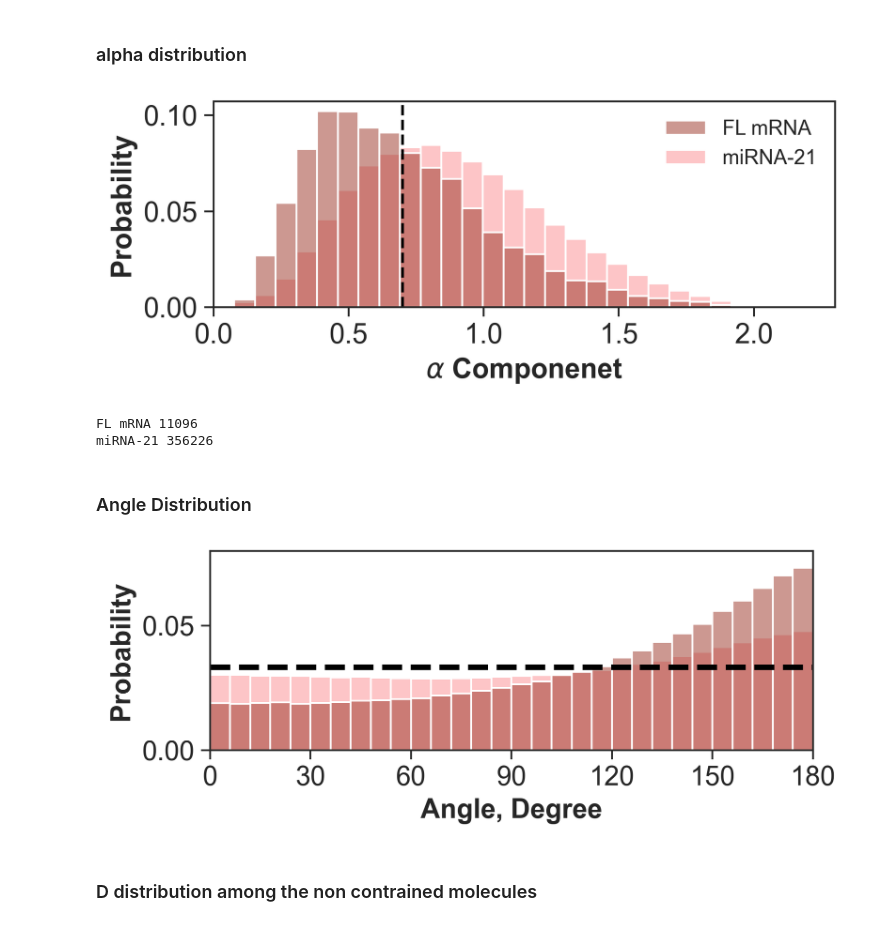
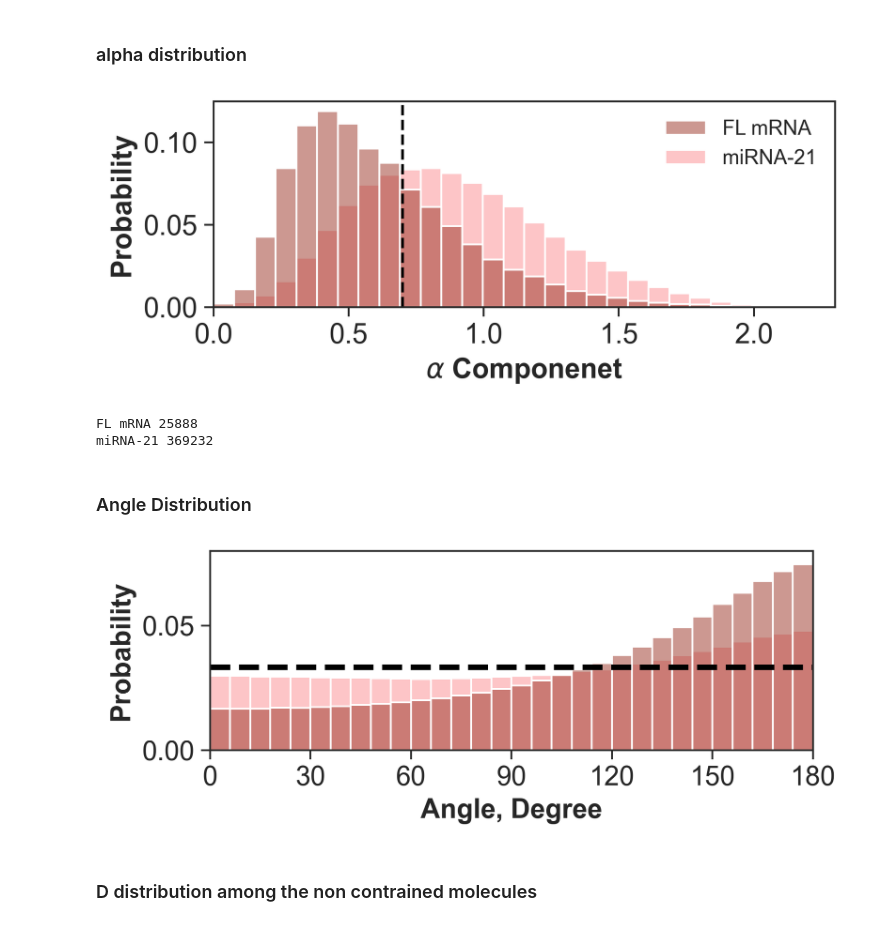
Before and after one commit to walterlab-um/intra_condensate_SPT, a Jupyter notebook: plot_paper_figure/Fig3_FL_vs_miR21_in_condensate.ipynb, the cells around one changed output. Saved outputs shown, nothing was run; the diff lists cells and outputs as text; code cells hidden in the pictures.

```diff
--- a/plot_paper_figure/Fig3_FL_vs_miR21_in_condensate.ipynb
+++ b/plot_paper_figure/Fig3_FL_vs_miR21_in_condensate.ipynb
@@ -152,7 +153,7 @@ miRNA-21 348140
 ### alpha distribution
 # %%
 plt.figure(figsize=(6, 2), dpi=300)
-data = df_AIO[df_AIO["max_d_anytwo_nm"] > threshold_max_d_anytwo_nm]
+data = df_AIO[df_AIO["mean_stepsize_nm"] > immobile_stepsize_threshold_nm]
 data = data[data["loglog_fit_R2"] > 0.7]
 data = data[data["alpha"] > 0]
 ax = sns.histplot(
@@ -165,42 +166,42 @@ ax = sns.histplot(
     common_norm=False,
     binrange=(0, 2.3),
     # kde=True,
     # kde_kws={"bw_adjust": 1.5},
     # line_kws={"lw": 3},
     alpha=0.5,
 )
 sns.move_legend(ax, 0, title=None, frameon=False)
 plt.axvline(0.7, ls="--", color="black")
 plt.xlim(0, 2.3)
 plt.xlabel(r"$\alpha$ Componenet", weight="bold", fontsize=15)
 plt.ylabel("Probability", weight="bold", fontsize=15)
 plt.gca().spines[:].set_linewidth(1)
 plt.gca().tick_params(
     axis="both",
     which="major",
     labelsize=15,
     direction="out",
     bottom=True,
     left=True,
     length=5,
     width=1,
 )
 
 plt.gca().tick_params(axis="both", which="major", labelsize=15)
 plt.savefig("3.alpha_histo_" + postfix, format="png", bbox_inches="tight")
 plt.show()
 print(label_1, data[data["label"] == label_1].shape[0])
 print(label_2, data[data["label"] == label_2].shape[0])
 # %% [output]
-[figure, old version]
+[figure, new version]
-FL mRNA 11096
-miRNA-21 356226
+FL mRNA 25888
+miRNA-21 369232
 # %% [markdown]
 ### Angle Distribution
 # %%
 lst_angle = []
 lst_label = []
-for _, row in df_AIO[df_AIO["max_d_anytwo_nm"] > 200].iterrows():
+for _, row in df_AIO[df_AIO["mean_stepsize_nm"] > immobile_stepsize_threshold_nm].iterrows():
     angles = np.fromstring(
         row["list_of_angles"][1:-1],
         dtype=float,
@@ -255,7 +256,7 @@ plt.gca().tick_params(axis="both", which="major", labelsize=15)
 plt.savefig("4.angle_histo_" + postfix, format="png", bbox_inches="tight")
 plt.show()
 # %% [output]
-[figure, old version]
+[figure, new version]
 # %% [markdown]
 ### D distribution among the non contrained molecules
 # %%
```
Also changed, not shown: parts of 6 cells of this notebook.
